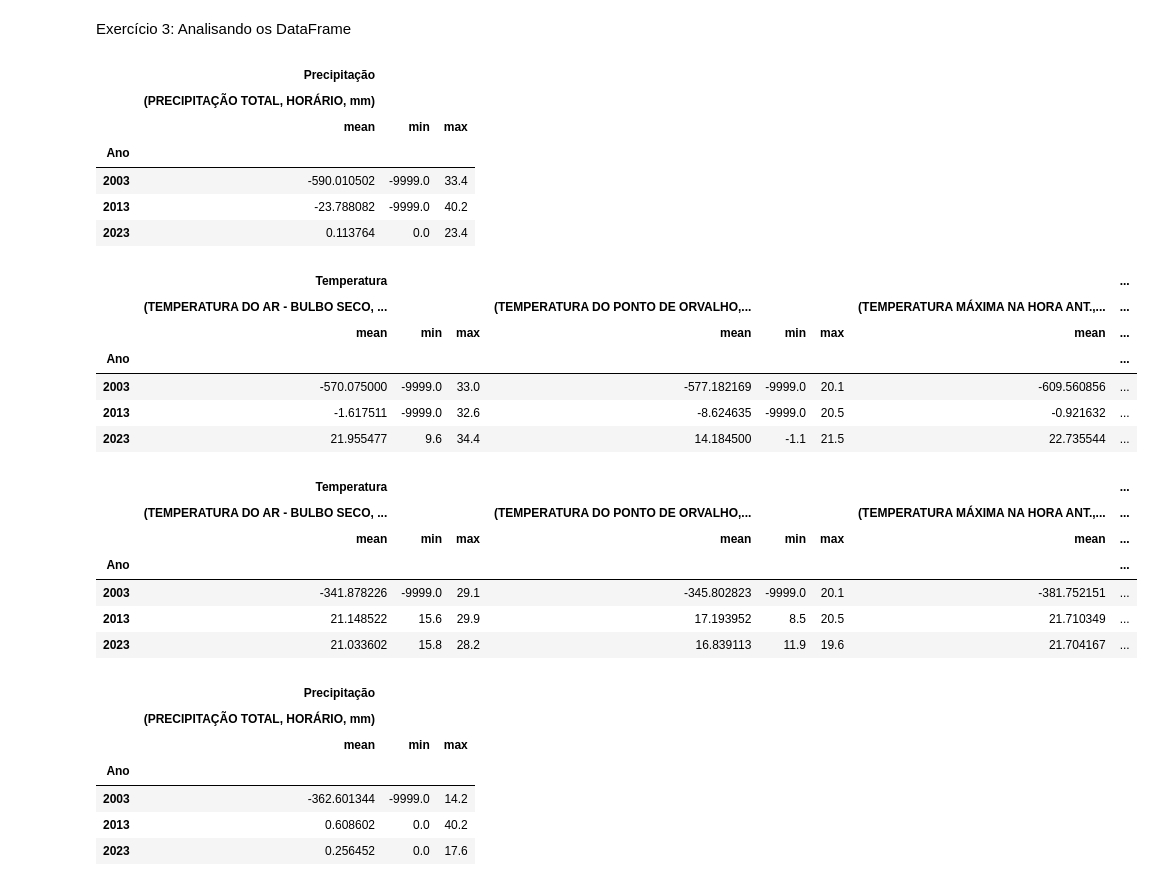
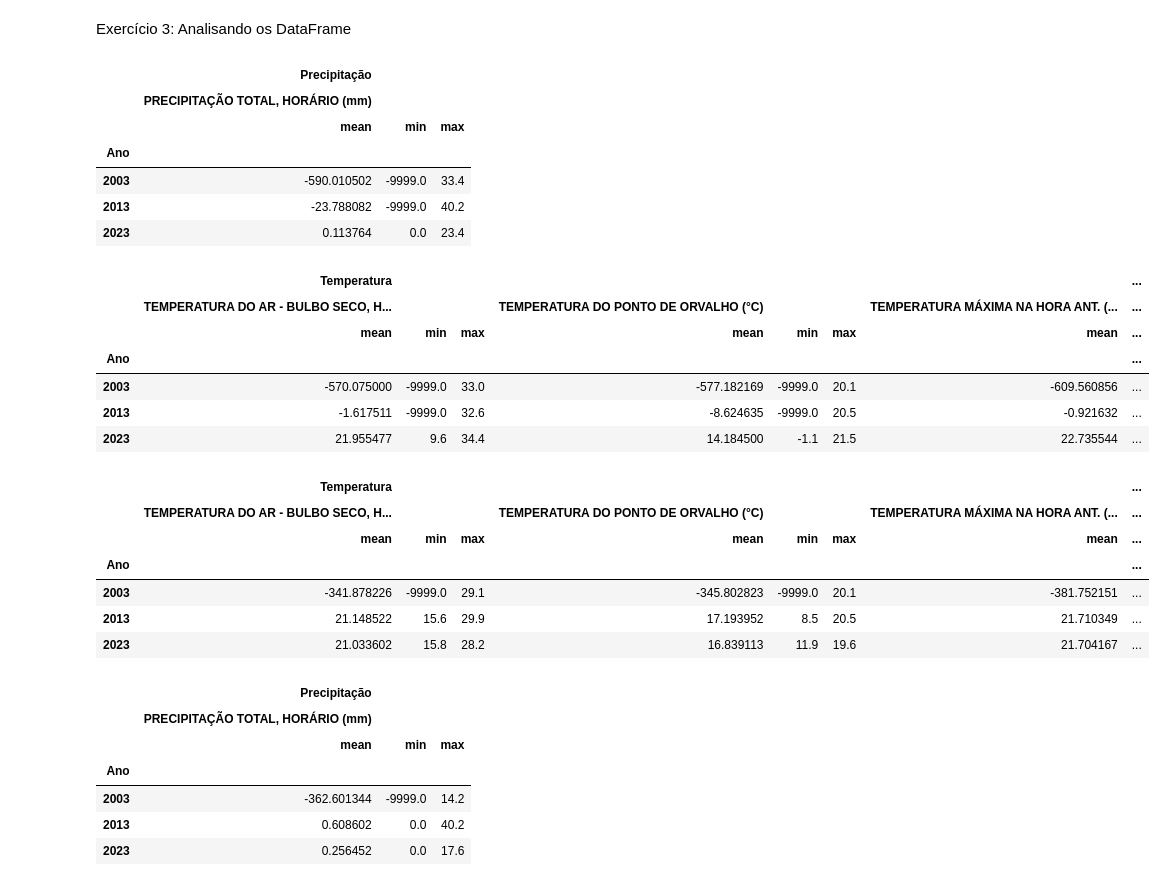
Before and after one commit to AllanaCampos/Python_Basico, a Jupyter notebook: Girleide/P007/Prática7.ipynb, the cells around one changed output. Drawn from its saved outputs; the diff is of its cells as text; code cells hidden in the pictures.

```diff
--- a/Girleide/P007/Prática7.ipynb
+++ b/Girleide/P007/Prática7.ipynb
@@ -3,9 +3,9 @@ Exercício 1: Carregando e analisando um DataSet
 # %%
 import pandas as pd
 # %%
-brasilia2003 = pd.read_csv('arquivos/INMET_CO_DF_A001_BRASILIA_01-01-2003_A_31-12-2003.CSV', encoding='latin1', sep=';', skiprows=8)
-brasilia2013 = pd.read_csv('arquivos/INMET_CO_DF_A001_BRASILIA_01-01-2013_A_31-12-2013.CSV',  encoding='latin1', sep=';', skiprows=8)
-brasilia2023 = pd.read_csv('arquivos/INMET_CO_DF_A001_BRASILIA_01-01-2023_A_31-12-2023.CSV',  encoding='latin1', sep=';', skiprows=8)
+brasilia2003 = pd.read_csv('arquivos/INMET_CO_DF_A001_BRASILIA_01-01-2003_A_31-12-2003.CSV', encoding='latin1', decimal=',', sep=';', skiprows=8)
+brasilia2013 = pd.read_csv('arquivos/INMET_CO_DF_A001_BRASILIA_01-01-2013_A_31-12-2013.CSV',  encoding='latin1', decimal=',', sep=';', skiprows=8)
+brasilia2023 = pd.read_csv('arquivos/INMET_CO_DF_A001_BRASILIA_01-01-2023_A_31-12-2023.CSV',  encoding='latin1', decimal=',', sep=';', skiprows=8)
 brasilia2003.head(6)
 # %% [output]
 |  | DATA (YYYY-MM-DD) | HORA (UTC) | PRECIPITAÇÃO TOTAL, HORÁRIO (mm) | PRESSAO ATMOSFERICA AO NIVEL DA E... | PRESSÃO ATMOSFERICA MAX.NA HORA A... | ... |
@@ -55,6 +55,8 @@ brasilia['Dia'] = colunaData.day
 brasilia.set_index(['Ano', 'Mes', 'Dia'], inplace=True)
 brasilia.drop(['DATA (YYYY-MM-DD)'], axis=1, inplace=True)
 
+brasilia["PRECIPITAÇÃO TOTAL, HORÁRIO (mm)"] = pd.to_numeric(brasilia["PRECIPITAÇÃO TOTAL, HORÁRIO (mm)"])
+
 brasilia
 # %% [output]
 |  |  |  | HORA (UTC) | PRECIPITAÇÃO TOTAL, HORÁRIO (mm) | PRESSAO ATMOSFERICA AO NIVEL DA E... | PRESSÃO ATMOSFERICA MAX.NA HORA A... | ... |
@@ -121,0 +79,17 @@ brasiliaMindex
+# %%
+mi = []
+for columns in brasilia.columns:
+    a = (columns,"")
+    if(columns.find("PRESSAO")>-1 or columns.find("PRESSÃO")>-1):
+        a = ("Pressão",columns)
+    if(columns.find("TEMPERATURA")>-1):
+        a = ("Temperatura",columns)
+    if(columns.find("UMIDADE")>-1):
+        a = ("Umidade",columns)
+    if(columns.find("VENTO")>-1):
+        a = ("Velocidade do Vento",columns)
+    if(columns.find("PRECIPITAÇÃO")>-1):
+        a = ("Precipitação",columns)
+    mi.append(a)
+brasilia.columns = pd.MultiIndex.from_tuples(mi)
+brasilia
@@ -122,20 +112,20 @@ brasiliaMindex
 # %% [markdown]
 Exercício 3: Analisando os DataFrame
 # %%
-brasiliaMindex.groupby("Ano")["Precipitação"].agg(["mean", "min", "max"])
+brasilia.groupby("Ano")["Precipitação"].agg(["mean", "min", "max"])
 # %% [output]
 |  | Precipitação |  |  |
-|  | (PRECIPITAÇÃO TOTAL, HORÁRIO, mm) |  |  |
+|  | PRECIPITAÇÃO TOTAL, HORÁRIO (mm) |  |  |
 |  | mean | min | max |
 | Ano |  |  |  |
 | 2003 | -590.010502 | -9999.0 | 33.4 |
 | 2013 | -23.788082 | -9999.0 | 40.2 |
 | 2023 | 0.113764 | 0.0 | 23.4 |
 # %%
-brasiliaMindex.groupby("Ano")["Temperatura"].agg(["mean", "min", "max"])
+brasilia.groupby("Ano")["Temperatura"].agg(["mean", "min", "max"])
 # %% [output]
 |  | Temperatura |  |  |  |  |  |  | ... |
-|  | (TEMPERATURA DO AR - BULBO SECO, ... |  |  | (TEMPERATURA DO PONTO DE ORVALHO,... |  |  | (TEMPERATURA MÁXIMA NA HORA ANT.,... | ... |
+|  | TEMPERATURA DO AR - BULBO SECO, H... |  |  | TEMPERATURA DO PONTO DE ORVALHO (°C) |  |  | TEMPERATURA MÁXIMA NA HORA ANT. (... | ... |
 |  | mean | min | max | mean | min | max | mean | ... |
 | Ano |  |  |  |  |  |  |  | ... |
 | 2003 | -570.075000 | -9999.0 | 33.0 | -577.182169 | -9999.0 | 20.1 | -609.560856 | ... |
@@ -143,10 +133,10 @@ brasiliaMindex.groupby("Ano")["Temperatura"].agg(["mean", "min", "max"])
 | 2023 | 21.955477 | 9.6 | 34.4 | 14.184500 | -1.1 | 21.5 | 22.735544 | ... |
 # %%
 
-brasiliaMindex.xs(int("01"), level="Mes").groupby("Ano")["Temperatura"].agg(["mean", "min", "max"])
+brasilia.xs(int("01"), level="Mes").groupby("Ano")["Temperatura"].agg(["mean", "min", "max"])
 # %% [output]
 |  | Temperatura |  |  |  |  |  |  | ... |
-|  | (TEMPERATURA DO AR - BULBO SECO, ... |  |  | (TEMPERATURA DO PONTO DE ORVALHO,... |  |  | (TEMPERATURA MÁXIMA NA HORA ANT.,... | ... |
+|  | TEMPERATURA DO AR - BULBO SECO, H... |  |  | TEMPERATURA DO PONTO DE ORVALHO (°C) |  |  | TEMPERATURA MÁXIMA NA HORA ANT. (... | ... |
 |  | mean | min | max | mean | min | max | mean | ... |
 | Ano |  |  |  |  |  |  |  | ... |
 | 2003 | -341.878226 | -9999.0 | 29.1 | -345.802823 | -9999.0 | 20.1 | -381.752151 | ... |
@@ -154,10 +144,10 @@ brasiliaMindex.xs(int("01"), level="Mes").groupby("Ano")["Temperatura"].agg(["me
 | 2023 | 21.033602 | 15.8 | 28.2 | 16.839113 | 11.9 | 19.6 | 21.704167 | ... |
 # %%
 
-brasiliaMindex.xs(int("01"), level="Mes").groupby("Ano")["Precipitação"].agg(["mean", "min", "max"])
+brasilia.xs(int("01"), level="Mes").groupby("Ano")["Precipitação"].agg(["mean", "min", "max"])
 # %% [output]
 |  | Precipitação |  |  |
-|  | (PRECIPITAÇÃO TOTAL, HORÁRIO, mm) |  |  |
+|  | PRECIPITAÇÃO TOTAL, HORÁRIO (mm) |  |  |
 |  | mean | min | max |
 | Ano |  |  |  |
 | 2003 | -362.601344 | -9999.0 | 14.2 |
```
Also changed, not shown: parts of 13 cells of this notebook.
